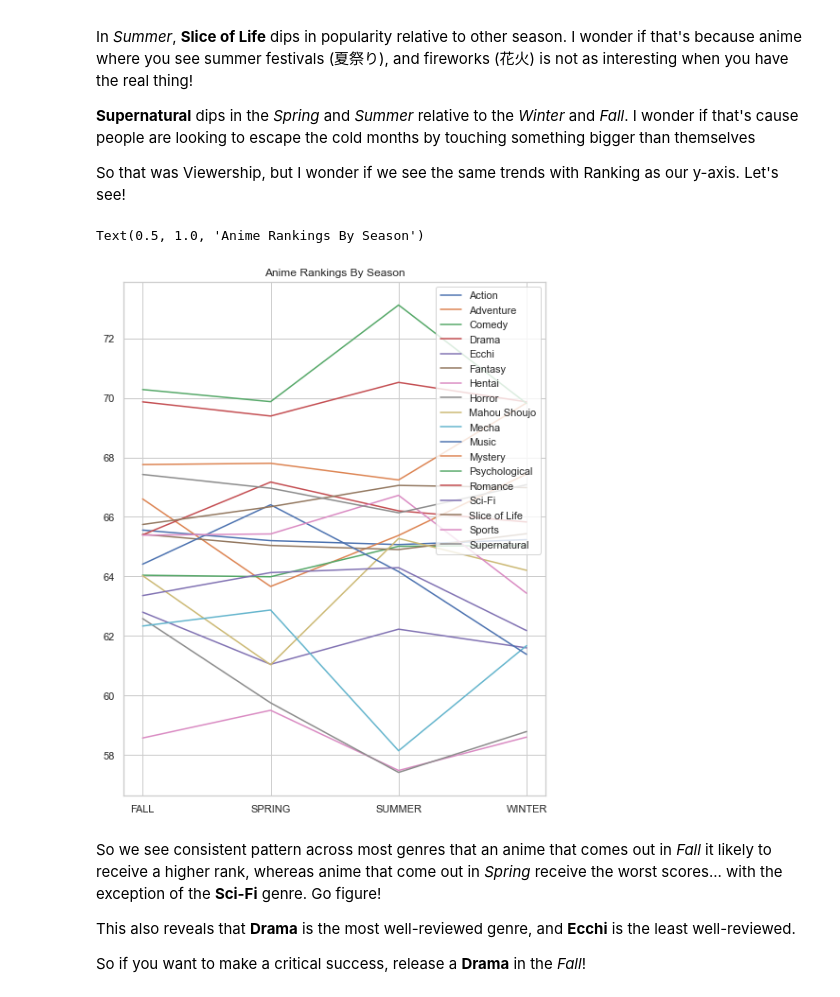
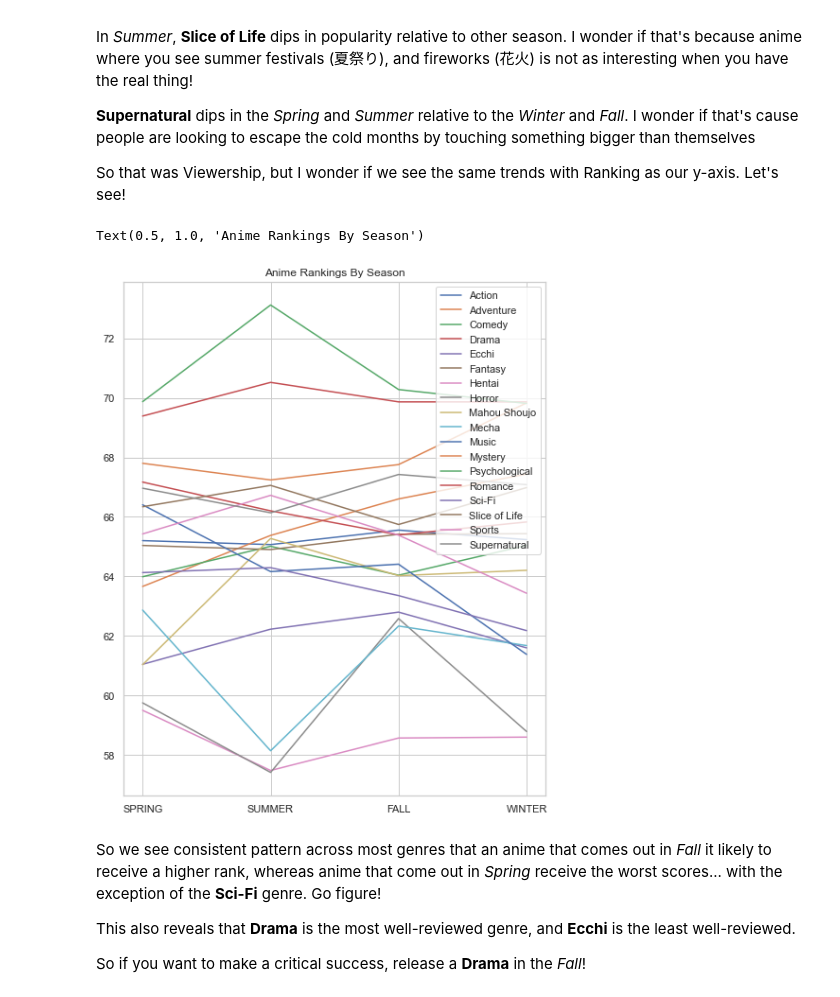
Before and after one commit to sprucemister/Anime-Insights, a Jupyter notebook: Untitled-1.ipynb, the cells around one changed output. Drawn from its saved outputs; the diff is of its cells as text; code cells hidden in the pictures.

Commit message:
Fix Season Plot Order

```diff
--- a/Untitled-1.ipynb
+++ b/Untitled-1.ipynb
@@ -212,6 +212,7 @@ Now let's look at viewership, but we'll want to divide out the number of titles
 Let's see what it looks like!
 # %%
 import matplotlib.pyplot as plt
+SeasonSort=[ 'Spring', 'Summer', 'Fall', 'Winter']
 for x in range(24,df_hot.shape[1]):
     colname = df_hot.columns[x]
 
@@ -222,17 +223,11 @@ for x in range(24,df_hot.shape[1]):
 
     df_plotme=series_plotme_avgPopularity/series_plot_me_count
 
-    # SeasonSort=[ 'Sprint', 'Summer', 'Fall', 'Winter']
-    # df_mapping = pd.DataFrame({
-    # 'SeasonSort': [ 'Sprint', 'Summer', 'Fall', 'Winter'],
-    # })
+    df_plotme=pd.DataFrame({ 'Season': df_plotme.keys(), 'Viewership': df_plotme.values })
+    season_order = ["SPRING", "SUMMER", "FALL", "WINTER"]
+    df_plotme=df_plotme.reset_index().set_index("Season").loc[season_order]
 
-    # sort_mapping = df_mapping.reset_index().set_index('SeasonSort')
-    # df_plotme.map(sort_mapping['index']).sort_values('SeasonSort')
-
-    # plt.xticks(SeasonSort)
-
-    plt.plot(df_plotme.keys(),df_plotme.values, label = colname)
+    plt.plot(season_order,df_plotme['avgPopularity'], label = colname)
 plt.legend(loc='upper right')
 plt.rcParams['figure.figsize'] = [8, 10]
 plt.title('Anime Viewership By Season')
@@ -258,19 +253,23 @@ So that was Viewership, but I wonder if we see the same trends with Ranking as o
 # %%
 import matplotlib.pyplot as plt
 for x in range(24,df_hot.shape[1]):
     colname = df_hot.columns[x]
 
     df_plotme=df_hot[df_hot.iloc[:, x] == 1]
 
     series_plot_me_count=df_plotme.groupby('season')['averageScore'].mean()
 
-    plt.plot(series_plot_me_count.keys(),series_plot_me_count, label = colname)
+    df_plotme=pd.DataFrame({ 'Season': series_plot_me_count.keys(), 'Rating': series_plot_me_count.values })
+    season_order = ["SPRING", "SUMMER", "FALL", "WINTER"]
+    df_plotme=df_plotme.reset_index().set_index("Season").loc[season_order]
+
+    plt.plot(season_order,df_plotme['Rating'], label = colname)
 plt.legend(loc='upper right')
 plt.rcParams['figure.figsize'] = [8, 10]
 plt.title('Anime Rankings By Season')
 # %% [output]
 Text(0.5, 1.0, 'Anime Rankings By Season')
-[figure, old version]
+[figure, new version]
 # %% [markdown]
 So we see consistent pattern across most genres that an anime that comes out in *Fall* it likely to receive a higher rank, whereas anime that come out in *Spring* receive the worst scores... with the exception of the **Sci-Fi** genre. Go figure!
 
```
Also changed, not shown: parts of 1 cell of this notebook.
